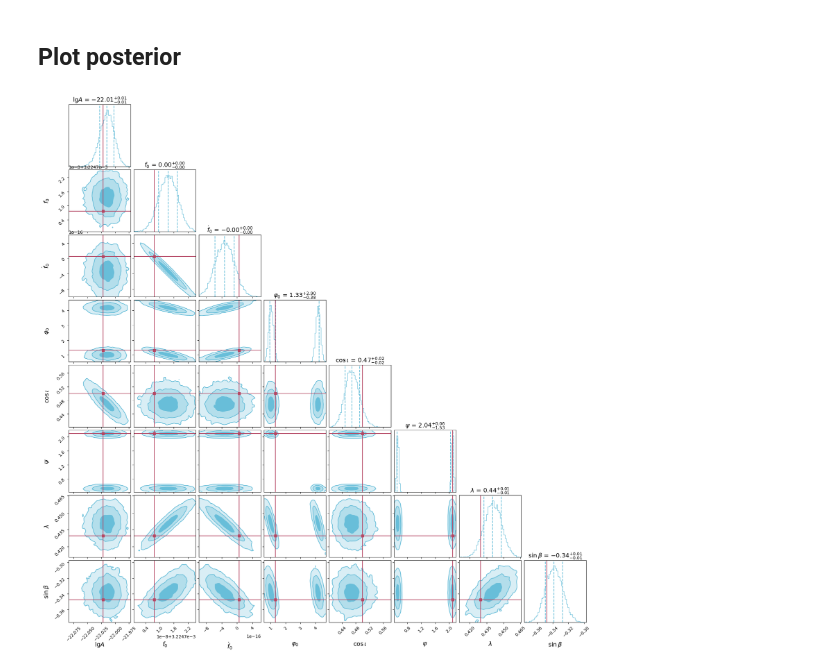
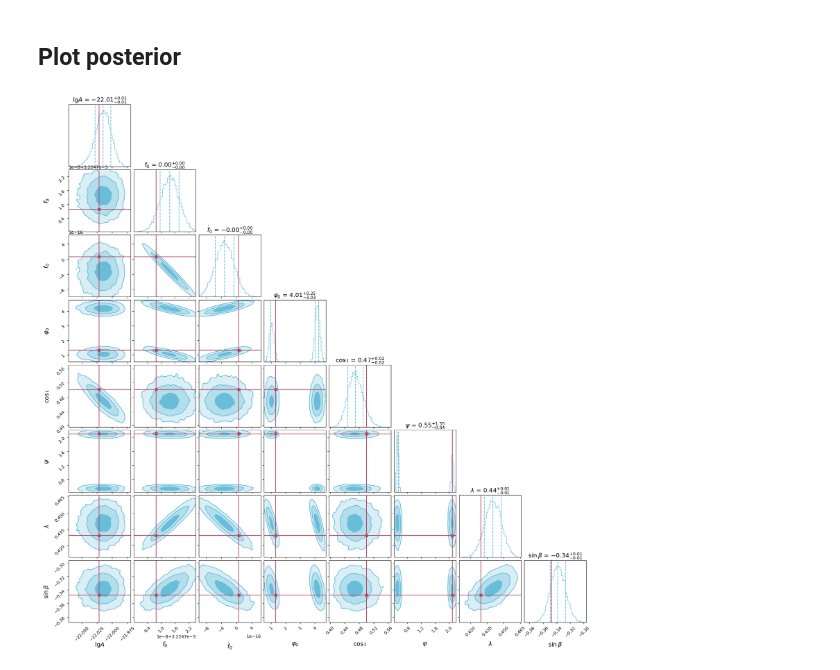
Before and after one commit to TriangleDataCenter/Triangle-GB, a Jupyter notebook: Examples/1_TDC_GBPE_VerificationSet.ipynb, the cells around one changed output. Cells and saved outputs as stored; diff of their text form; code cells hidden in the pictures.

```diff
--- a/Examples/1_TDC_GBPE_VerificationSet.ipynb
+++ b/Examples/1_TDC_GBPE_VerificationSet.ipynb
@@ -538,30 +516,30 @@ for i in range(ndim):
 # %% [markdown]
 ## Plot posterior
 # %%
-burnin=400 # set according to the chains
+burnin=100 # set according to the chains
 thin = 10
 
 samp = ensemble.get_chain(discard=burnin, thin=thin)['model_0'][:, 0, :, :, :].reshape(-1, ndim)
 
 masks = [True for _ in param_labels]
 # masks[3] = False
 # masks[2] = False
 # masks[6] = False
 
 figure = corner.corner(
     samp[:, masks], bins=50, color=BLUE,
     # range = lims, # comment this line to plot smaller ranges
     labels=np.array(param_labels)[masks], label_kwargs={'fontsize': 14},
     truths=np.array(param_truths)[masks], truth_color=RED,
     quantiles=[0.16, 0.5, 0.84],
     show_titles=True, title_kwargs={'fontsize':14},
     levels = (1. - np.exp(-1.**2/2), 1. - np.exp(-2.**2/2), 1. - np.exp(-3.**2/2)), # 3-sigmas
     smooth=0.9, # default for bilby: smooth = 0.9, bins = 50
     plot_density=True, # whether to show the density of samples with colors
     plot_datapoints=False, # whether to plot individual data points
     fill_contours=True, # whether to fill the corners
     );
 np.save("chain_VGB"+str(vgb_idx)+".npy", samp)
 plt.savefig("posterior_VGB"+str(vgb_idx)+".jpg", dpi=360)
 # %% [output]
-[figure, old version]
+[figure, new version]
```
Also changed, not shown: parts of 5 cells of this notebook, 3 other files.
